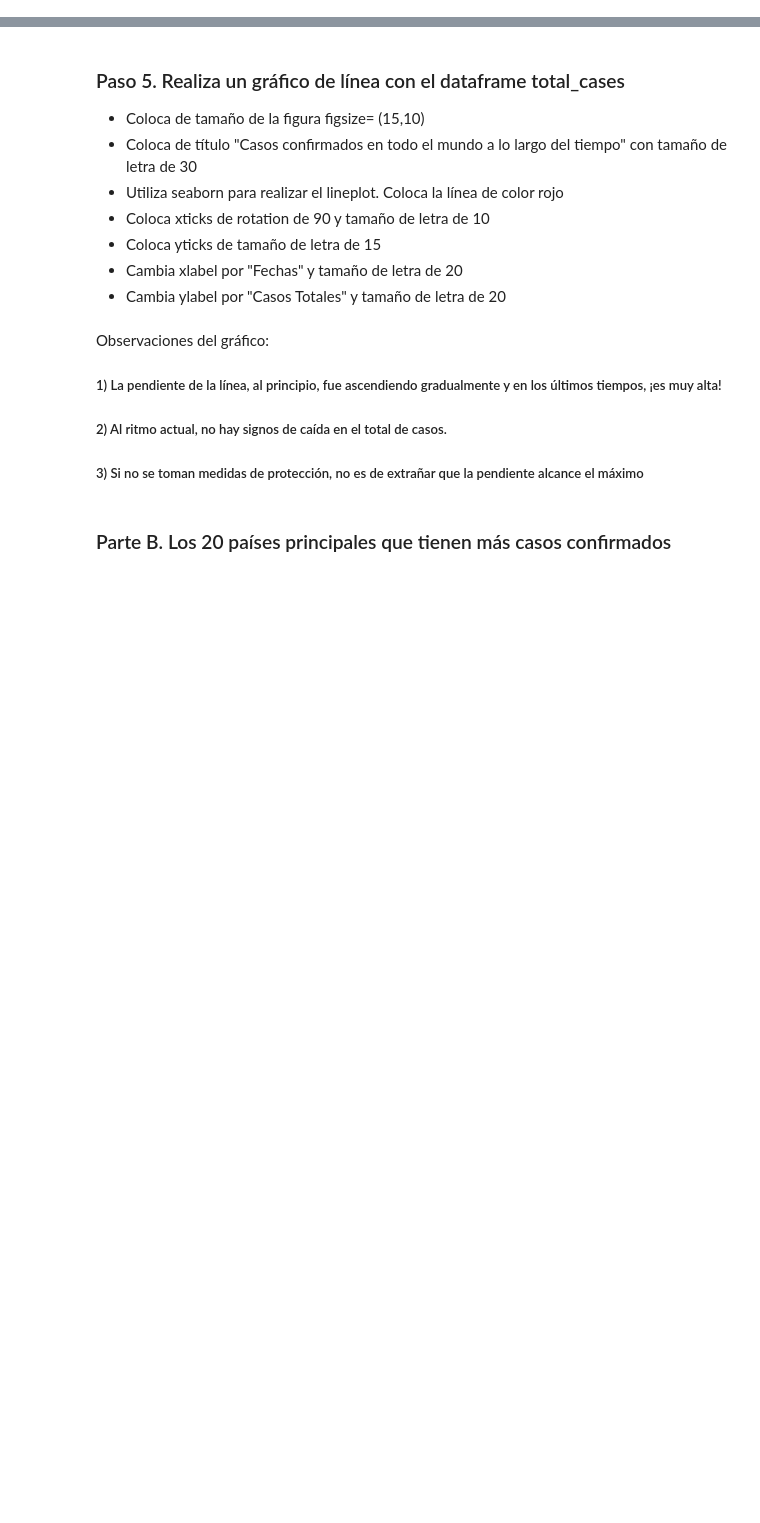
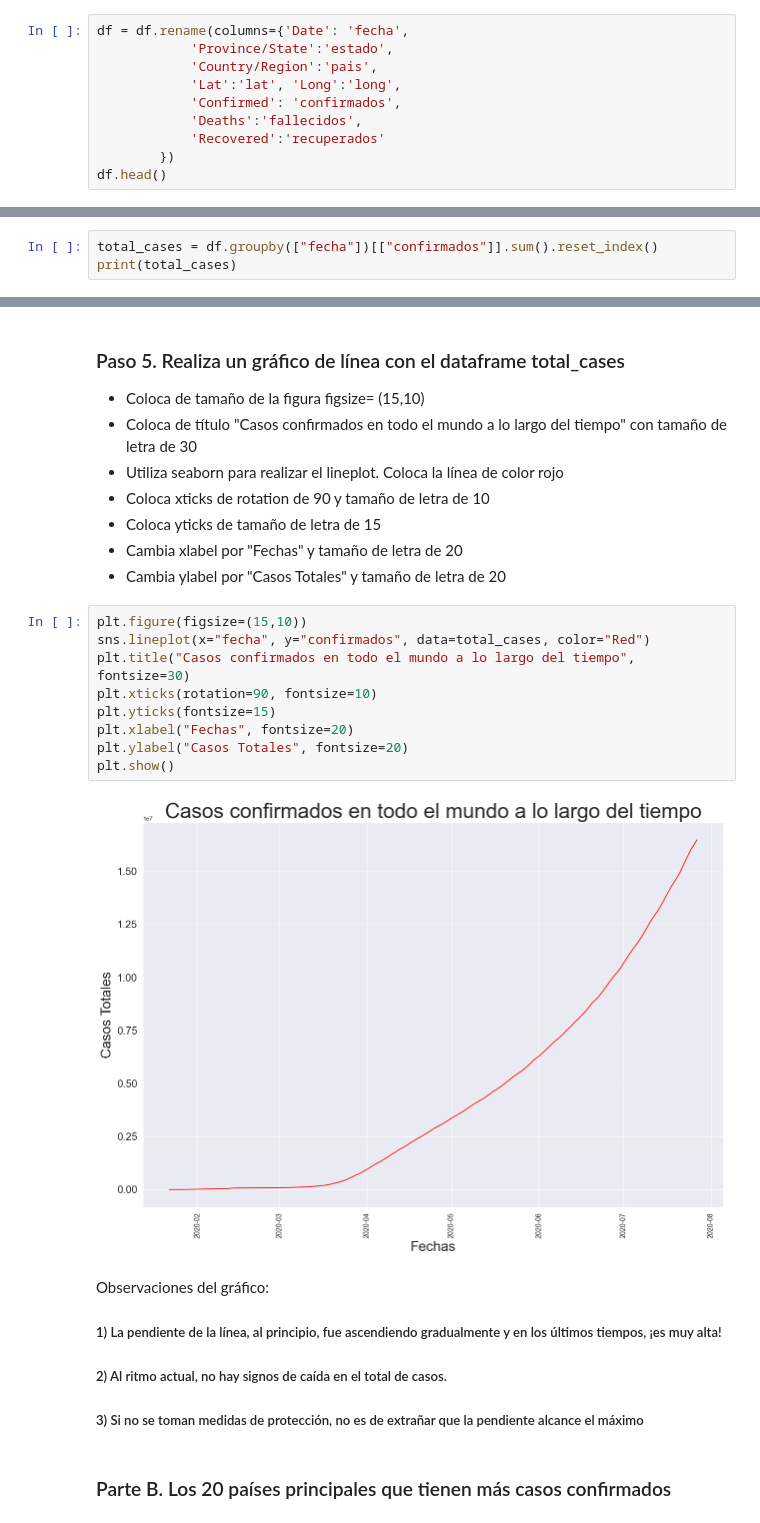
Before and after one commit to davip99/Proyecto-Luca, a Jupyter notebook: P3/Proyecto_Final_Seccion_3.ipynb, the cells around one changed output, grey strips where cells are left out. Saved outputs shown, nothing was run; the diff lists cells and outputs as text; blank space fills up the shorter version.

```diff
--- a/P3/Proyecto_Final_Seccion_3.ipynb
+++ b/P3/Proyecto_Final_Seccion_3.ipynb
@@ -40,3 +69,13 @@ df.head()
                      'Deaths':'fallecidos',
                      'Recovered':'recuperados'
                     },
+# %%
+df = df.rename(columns={'Date': 'fecha',
+            'Province/State':'estado',
+            'Country/Region':'pais',
+            'Lat':'lat', 'Long':'long',
+            'Confirmed': 'confirmados',
+            'Deaths':'fallecidos',
+            'Recovered':'recuperados'
+        })
+df.head()
@@ -48,3 +99,6 @@ df.head()
 ### Paso 4. Agrupa por fecha y muestra la suma de las columnas fecha y confirmados.
 * Resetea el índice
 * Guarda el dataframe agrupado en la variable total_cases
+# %%
+total_cases = df.groupby(["fecha"])[["confirmados"]].sum().reset_index()
+print(total_cases)
@@ -57,6 +129,17 @@ df.head()
 * Coloca yticks de tamaño de letra de 15
 * Cambia xlabel por "Fechas" y tamaño de letra de 20
 * Cambia ylabel por "Casos Totales" y tamaño de letra de 20
+# %%
+plt.figure(figsize=(15,10))
+sns.lineplot(x="fecha", y="confirmados", data=total_cases, color="Red")
+plt.title("Casos confirmados en todo el mundo a lo largo del tiempo", fontsize=30)
+plt.xticks(rotation=90, fontsize=10)
+plt.yticks(fontsize=15)
+plt.xlabel("Fechas", fontsize=20)
+plt.ylabel("Casos Totales", fontsize=20)
+plt.show()
+# %% [output]
+[figure, added]
 # %% [markdown]
 Observaciones del gráfico:
 ##### 1) La pendiente de la línea, al principio, fue ascendiendo gradualmente y en los últimos tiempos, ¡es muy alta!
```
Also changed, not shown: parts of 8 cells of this notebook.
